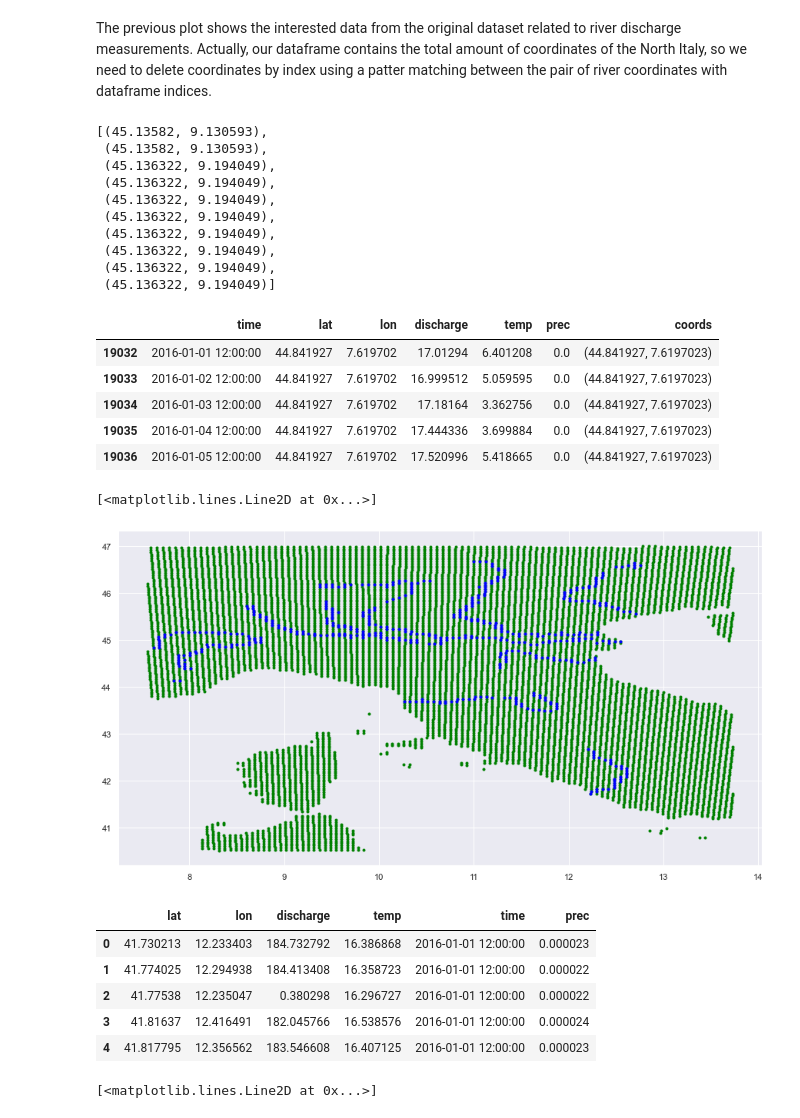
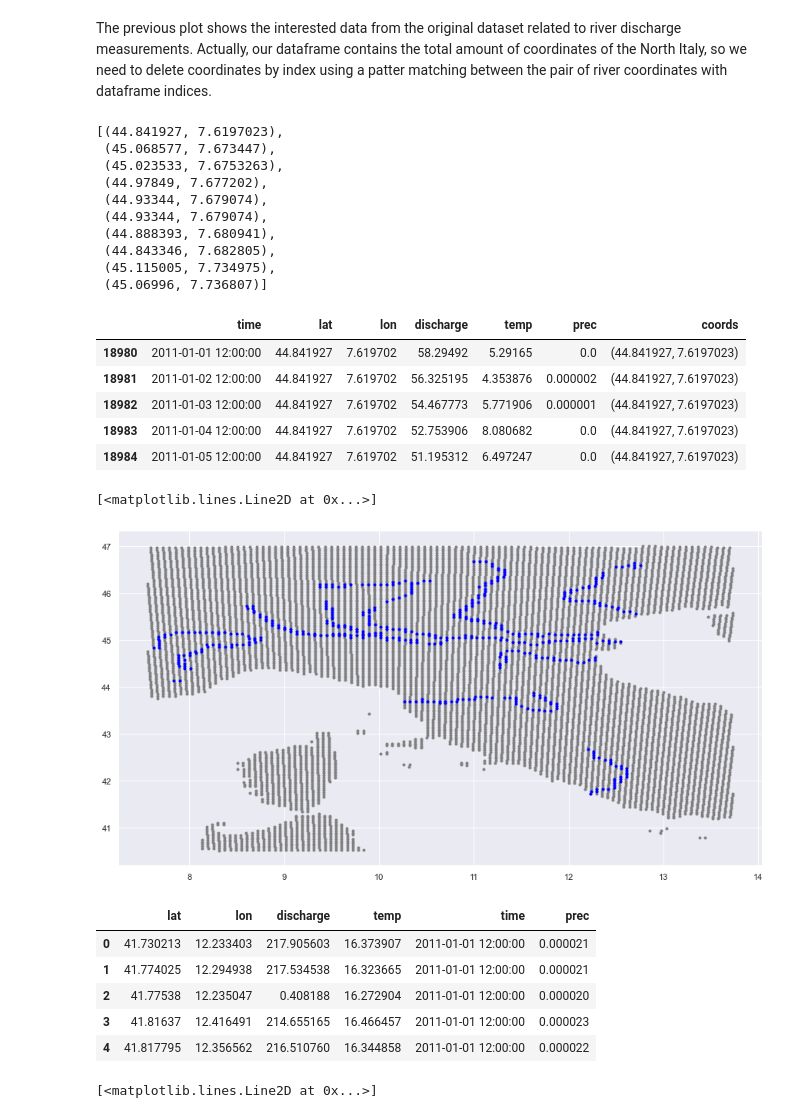
Before and after one commit to kode-git/copernicus, a Jupyter notebook: notebooks/data_analysis.ipynb, the cells around one changed output. Cells and saved outputs as stored; diff of their text form; code cells hidden in the pictures.

```diff
--- a/notebooks/data_analysis.ipynb
+++ b/notebooks/data_analysis.ipynb
@@ -63,12 +63,12 @@ warnings.filterwarnings('ignore') # to supress warning given by an adaptation fo
 ## Loading Dataset
 # %%
 # number of the identification related to the first year on samples data.
-j = 11
+j = 6
 # initialize the dataframe structure according to the data aggregation.
 df = pd.DataFrame(columns=['time', 'lat', 'lon', 'discharge', 'temp', 'prec'])
 
 # loading annual dataframes and concatenate with the past history until 2019.
-for i in range(2016, 2019):
+for i in range(2011, 2020):
     tmp = pd.read_csv("../samples/italy-dtp-{}-{}.csv".format(i,j), usecols=['time', 'lat', 'lon', 'discharge', 'temp', 'prec'])
     df = pd.concat([df, tmp])
     j += 1
@@ -146,16 +146,16 @@ for i in range(len(lats)):
     coords_tuple.append(tuple([lats[i], longs[i]]))
 coords_tuple[:10]
 # %% [output]
-[(45.13582, 9.130593),
- (45.13582, 9.130593),
- (45.136322, 9.194049),
- (45.136322, 9.194049),
- (45.136322, 9.194049),
- (45.136322, 9.194049),
- (45.136322, 9.194049),
- (45.136322, 9.194049),
- (45.136322, 9.194049),
- (45.136322, 9.194049)]
+[(44.841927, 7.6197023),
+ (45.068577, 7.673447),
+ (45.023533, 7.6753263),
+ (44.97849, 7.677202),
+ (44.93344, 7.679074),
+ (44.93344, 7.679074),
+ (44.888393, 7.680941),
+ (44.843346, 7.682805),
+ (45.115005, 7.734975),
+ (45.06996, 7.736807)]
 # %%
 rivers = pd.DataFrame()
 rivers = data[data['coords'].isin(coords_tuple)]
@@ -163,29 +163,29 @@ rivers = data[data['coords'].isin(coords_tuple)]
 rivers.head()
 # %% [output]
 |  | time | lat | lon | discharge | temp | prec | coords |
-| 19032 | 2016-01-01 12:00:00 | 44.841927 | 7.619702 | 17.01294 | 6.401208 | 0.0 | (44.841927, 7.6197023) |
-| 19033 | 2016-01-02 12:00:00 | 44.841927 | 7.619702 | 16.999512 | 5.059595 | 0.0 | (44.841927, 7.6197023) |
-| 19034 | 2016-01-03 12:00:00 | 44.841927 | 7.619702 | 17.18164 | 3.362756 | 0.0 | (44.841927, 7.6197023) |
-| 19035 | 2016-01-04 12:00:00 | 44.841927 | 7.619702 | 17.444336 | 3.699884 | 0.0 | (44.841927, 7.6197023) |
-| 19036 | 2016-01-05 12:00:00 | 44.841927 | 7.619702 | 17.520996 | 5.418665 | 0.0 | (44.841927, 7.6197023) |
+| 18980 | 2011-01-01 12:00:00 | 44.841927 | 7.619702 | 58.29492 | 5.29165 | 0.0 | (44.841927, 7.6197023) |
+| 18981 | 2011-01-02 12:00:00 | 44.841927 | 7.619702 | 56.325195 | 4.353876 | 0.000002 | (44.841927, 7.6197023) |
+| 18982 | 2011-01-03 12:00:00 | 44.841927 | 7.619702 | 54.467773 | 5.771906 | 0.000001 | (44.841927, 7.6197023) |
+| 18983 | 2011-01-04 12:00:00 | 44.841927 | 7.619702 | 52.753906 | 8.080682 | 0.0 | (44.841927, 7.6197023) |
+| 18984 | 2011-01-05 12:00:00 | 44.841927 | 7.619702 | 51.195312 | 6.497247 | 0.0 | (44.841927, 7.6197023) |
 # %%
 coords_rivers = rivers.groupby(by=["lat", "lon"], as_index=False, squeeze=True)
 aggregation_functions = {'discharge': 'mean', 'temp': 'mean', 'time': 'first', 'prec' : 'mean'}
 coords_rivers = coords_rivers.aggregate(aggregation_functions)
-plt.plot(df_coordinates['lon'], df_coordinates['lat'], '.', color='green')
+plt.plot(df_coordinates['lon'], df_coordinates['lat'], '.', color='gray')
 plt.plot(coords_rivers['lon'], coords_rivers['lat'], '.', color='blue')
 # %% [output]
 [<matplotlib.lines.Line2D at 0x...>]
-[figure, old version]
+[figure, new version]
 # %%
 coords_rivers.head()
 # %% [output]
 |  | lat | lon | discharge | temp | time | prec |
-| 0 | 41.730213 | 12.233403 | 184.732792 | 16.386868 | 2016-01-01 12:00:00 | 0.000023 |
-| 1 | 41.774025 | 12.294938 | 184.413408 | 16.358723 | 2016-01-01 12:00:00 | 0.000022 |
-| 2 | 41.77538 | 12.235047 | 0.380298 | 16.296727 | 2016-01-01 12:00:00 | 0.000022 |
-| 3 | 41.81637 | 12.416491 | 182.045766 | 16.538576 | 2016-01-01 12:00:00 | 0.000024 |
-| 4 | 41.817795 | 12.356562 | 183.546608 | 16.407125 | 2016-01-01 12:00:00 | 0.000023 |
+| 0 | 41.730213 | 12.233403 | 217.905603 | 16.373907 | 2011-01-01 12:00:00 | 0.000021 |
+| 1 | 41.774025 | 12.294938 | 217.534538 | 16.323665 | 2011-01-01 12:00:00 | 0.000021 |
+| 2 | 41.77538 | 12.235047 | 0.408188 | 16.272904 | 2011-01-01 12:00:00 | 0.000020 |
+| 3 | 41.81637 | 12.416491 | 214.655165 | 16.466457 | 2011-01-01 12:00:00 | 0.000023 |
+| 4 | 41.817795 | 12.356562 | 216.510760 | 16.344858 | 2011-01-01 12:00:00 | 0.000022 |
 # %%
 plt.plot(coords_rivers['lon'], coords_rivers['lat'], '.', color='blue')
 # %% [output]
```
Also changed, not shown: parts of 23 cells of this notebook, 2 other files.
